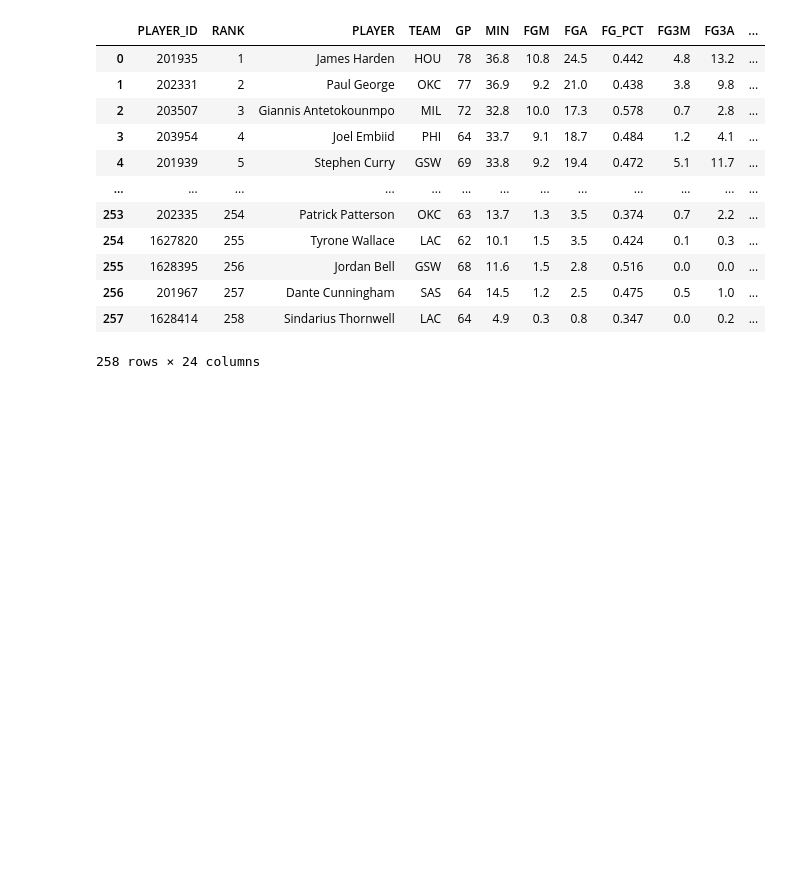
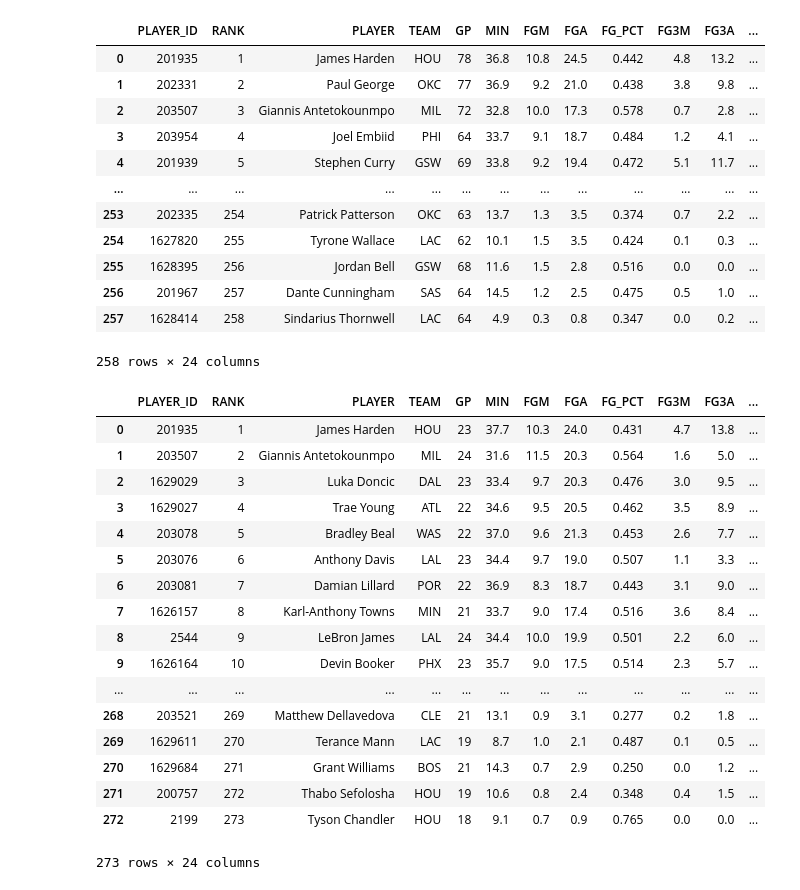
Before and after one commit to menke2013/data-ber-10-19, a Jupyter notebook: final/players.ipynb, the cells around one changed output. Drawn from its saved outputs; the diff is of its cells as text; code cells hidden in the pictures; blank space fills up the shorter version.

```diff
--- a/final/players.ipynb
+++ b/final/players.ipynb
@@ -187,3 +187,33 @@ df_test_leaders
 | 256 | 201967 | 257 | Dante Cunningham | SAS | 64 | 14.5 | 1.2 | 2.5 | 0.475 | 0.5 | 1.0 | ... |
 | 257 | 1628414 | 258 | Sindarius Thornwell | LAC | 64 | 4.9 | 0.3 | 0.8 | 0.347 | 0.0 | 0.2 | ... |
 258 rows × 24 columns
+# %%
+url4 = ' https://stats.nba.com/stats/leagueleaders?LeagueID=00&Season=2019-20&SeasonType=Regular Season&PerMode=PerGame&StatCategory=PTS&Scope=S'
+# %%
+req_tt1 =  requests.get(url4, headers= headers).json()
+req_tt2 = req_tt1['resultSet'].copy()
+# %%
+headerlist_leaders2 = req_tt2['headers']
+df_test_leaders2 = pd.DataFrame.from_dict(req_tt2['rowSet'])
+df_test_leaders2.columns = headerlist_leaders2
+# %%
+df_test_leaders2
+# %% [output]
+|  | PLAYER_ID | RANK | PLAYER | TEAM | GP | MIN | FGM | FGA | FG_PCT | FG3M | FG3A | ... |
+| 0 | 201935 | 1 | James Harden | HOU | 23 | 37.7 | 10.3 | 24.0 | 0.431 | 4.7 | 13.8 | ... |
+| 1 | 203507 | 2 | Giannis Antetokounmpo | MIL | 24 | 31.6 | 11.5 | 20.3 | 0.564 | 1.6 | 5.0 | ... |
+| 2 | 1629029 | 3 | Luka Doncic | DAL | 23 | 33.4 | 9.7 | 20.3 | 0.476 | 3.0 | 9.5 | ... |
+| 3 | 1629027 | 4 | Trae Young | ATL | 22 | 34.6 | 9.5 | 20.5 | 0.462 | 3.5 | 8.9 | ... |
+| 4 | 203078 | 5 | Bradley Beal | WAS | 22 | 37.0 | 9.6 | 21.3 | 0.453 | 2.6 | 7.7 | ... |
+| 5 | 203076 | 6 | Anthony Davis | LAL | 23 | 34.4 | 9.7 | 19.0 | 0.507 | 1.1 | 3.3 | ... |
+| 6 | 203081 | 7 | Damian Lillard | POR | 22 | 36.9 | 8.3 | 18.7 | 0.443 | 3.1 | 9.0 | ... |
+| 7 | 1626157 | 8 | Karl-Anthony Towns | MIN | 21 | 33.7 | 9.0 | 17.4 | 0.516 | 3.6 | 8.4 | ... |
+| 8 | 2544 | 9 | LeBron James | LAL | 24 | 34.4 | 10.0 | 19.9 | 0.501 | 2.2 | 6.0 | ... |
+| 9 | 1626164 | 10 | Devin Booker | PHX | 23 | 35.7 | 9.0 | 17.5 | 0.514 | 2.3 | 5.7 | ... |
+| ... | ... | ... | ... | ... | ... | ... | ... | ... | ... | ... | ... | ... |
+| 268 | 203521 | 269 | Matthew Dellavedova | CLE | 21 | 13.1 | 0.9 | 3.1 | 0.277 | 0.2 | 1.8 | ... |
+| 269 | 1629611 | 270 | Terance Mann | LAC | 19 | 8.7 | 1.0 | 2.1 | 0.487 | 0.1 | 0.5 | ... |
+| 270 | 1629684 | 271 | Grant Williams | BOS | 21 | 14.3 | 0.7 | 2.9 | 0.250 | 0.0 | 1.2 | ... |
+| 271 | 200757 | 272 | Thabo Sefolosha | HOU | 19 | 10.6 | 0.8 | 2.4 | 0.348 | 0.4 | 1.5 | ... |
+| 272 | 2199 | 273 | Tyson Chandler | HOU | 18 | 9.1 | 0.7 | 0.9 | 0.765 | 0.0 | 0.0 | ... |
+273 rows × 24 columns
```
Also changed, not shown: 21 other files.
